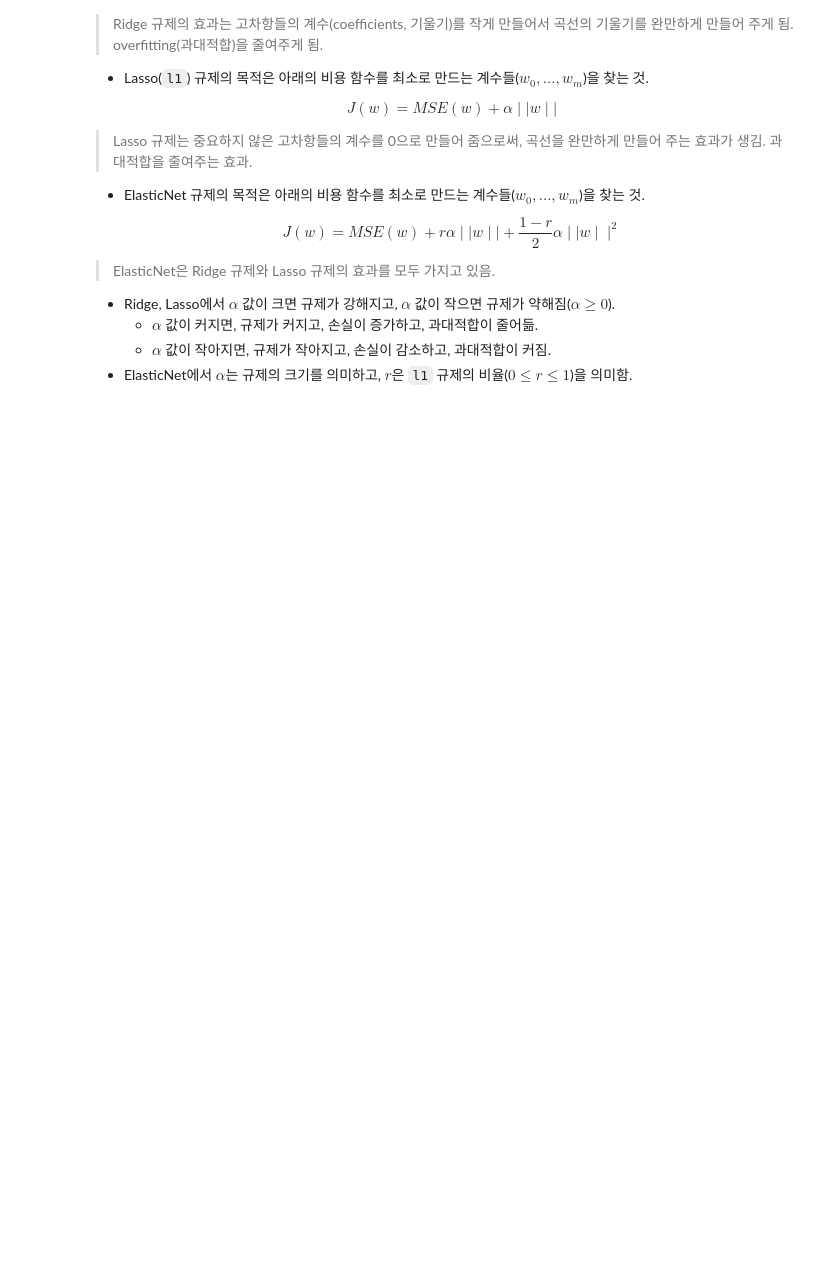
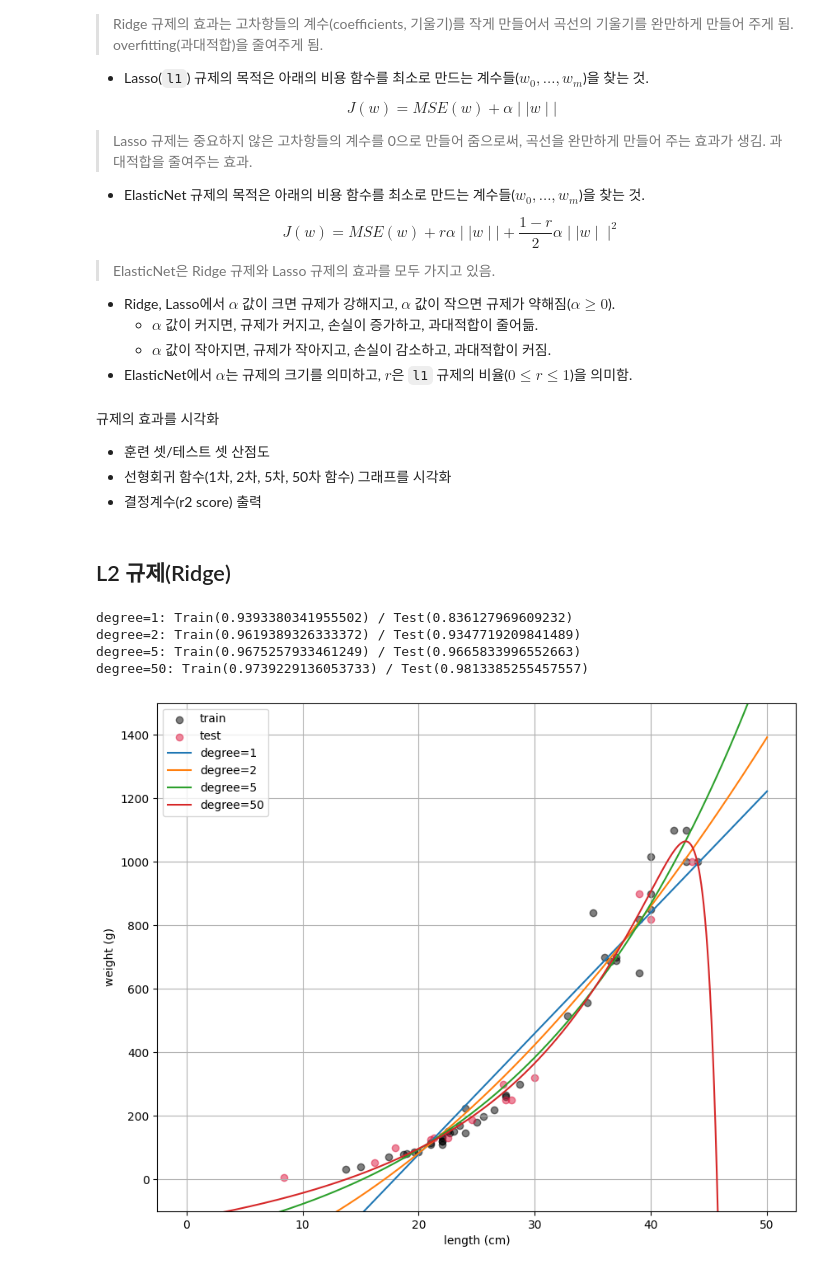
Before and after one commit to JakeOh/202605_BD57, a Jupyter notebook: lab_ml/ml06_regularization.ipynb, the cells around one changed output. Drawn from its saved outputs; the diff is of its cells as text; code cells hidden in the pictures; blank space fills up the shorter version.

Commit message:
규제(Regularization). L1(Lasso), L2(Ridge), ElasticNet 시각화.

```diff
--- a/lab_ml/ml06_regularization.ipynb
+++ b/lab_ml/ml06_regularization.ipynb
@@ -466,3 +466,53 @@ $$
     *   $\alpha$ 값이 커지면, 규제가 커지고, 손실이 증가하고, 과대적합이 줄어듦.
     *   $\alpha$ 값이 작아지면, 규제가 작아지고, 손실이 감소하고, 과대적합이 커짐.
 *   ElasticNet에서 $\alpha$는 규제의 크기를 의미하고, $r$은 `l1` 규제의 비율($0 \le r \le 1$)을 의미함.
+# %% [markdown]
+규제의 효과를 시각화
+
+*   훈련 셋/테스트 셋 산점도
+*   선형회귀 함수(1차, 2차, 5차, 50차 함수) 그래프를 시각화
+*   결정계수(r2 score) 출력
+# %%
+def visualize_regularization(x_train, x_test, y_train, y_test, degrees, estimator):
+    plt.figure(figsize=(10, 8))
+
+    # 훈련 셋 산점도
+    plt.scatter(x=x_train, y=y_train, color='black', alpha=0.5, label='train')
+
+    # 테스트 셋 산점도
+    plt.scatter(x=x_test, y=y_test, color='crimson', alpha=0.5, label='test')
+
+    # 고차항(degree)에 따라서 달라지는 선형회귀 함수 그래프
+    for d in degrees:
+        # Pipeline 객체 생성
+        pipe = Pipeline(steps=[('poly', PolynomialFeatures(degree=d, include_bias=False)),
+                               ('scaler', StandardScaler()),
+                               ('regressor', estimator)])
+        # 모델 훈련
+        pipe.fit(X=x_train, y=y_train)
+        train_score = pipe.score(X=x_train, y=y_train)  # train r2 score
+        test_score = pipe.score(X=x_test, y=y_test)  # test r2 score
+        print(f'degree={d}: Train({train_score}) / Test({test_score})')
+
+        # 선형회귀 함수 시각화
+        x_values = np.arange(0, 50, 0.0001).reshape((-1, 1))  # shape (n, 1)으로 만들기 위해서.
+        y_values = pipe.predict(X=x_values)
+        plt.plot(x_values, y_values, label=f'degree={d}')
+
+    plt.grid()
+    plt.legend()
+    plt.xlabel('length (cm)')
+    plt.ylabel('weight (g)')
+    plt.ylim(-100, 1500)
+    plt.show()
+# %% [markdown]
+## L2 규제(Ridge)
+# %%
+estimator = Ridge()
+visualize_regularization(x_train, x_test, y_train, y_test, degrees, estimator)
+# %% [output]
+degree=1: Train(0.9393380341955502) / Test(0.836127969609232)
+degree=2: Train(0.9619389326333372) / Test(0.9347719209841489)
+degree=5: Train(0.9675257933461249) / Test(0.9665833996552663)
+degree=50: Train(0.9739229136053733) / Test(0.9813385255457557)
+[figure, added]
```
Also changed, not shown: parts of 4 cells of this notebook.
